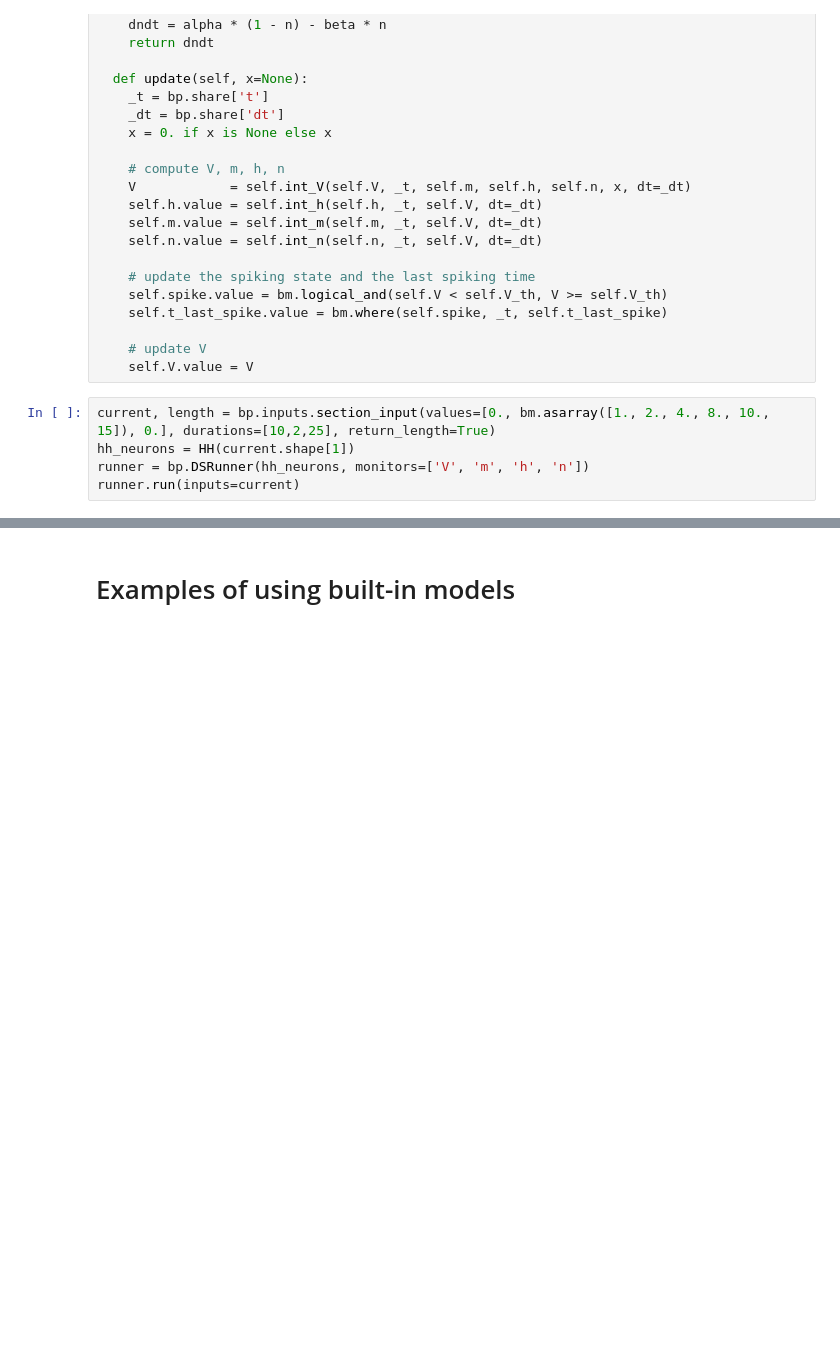
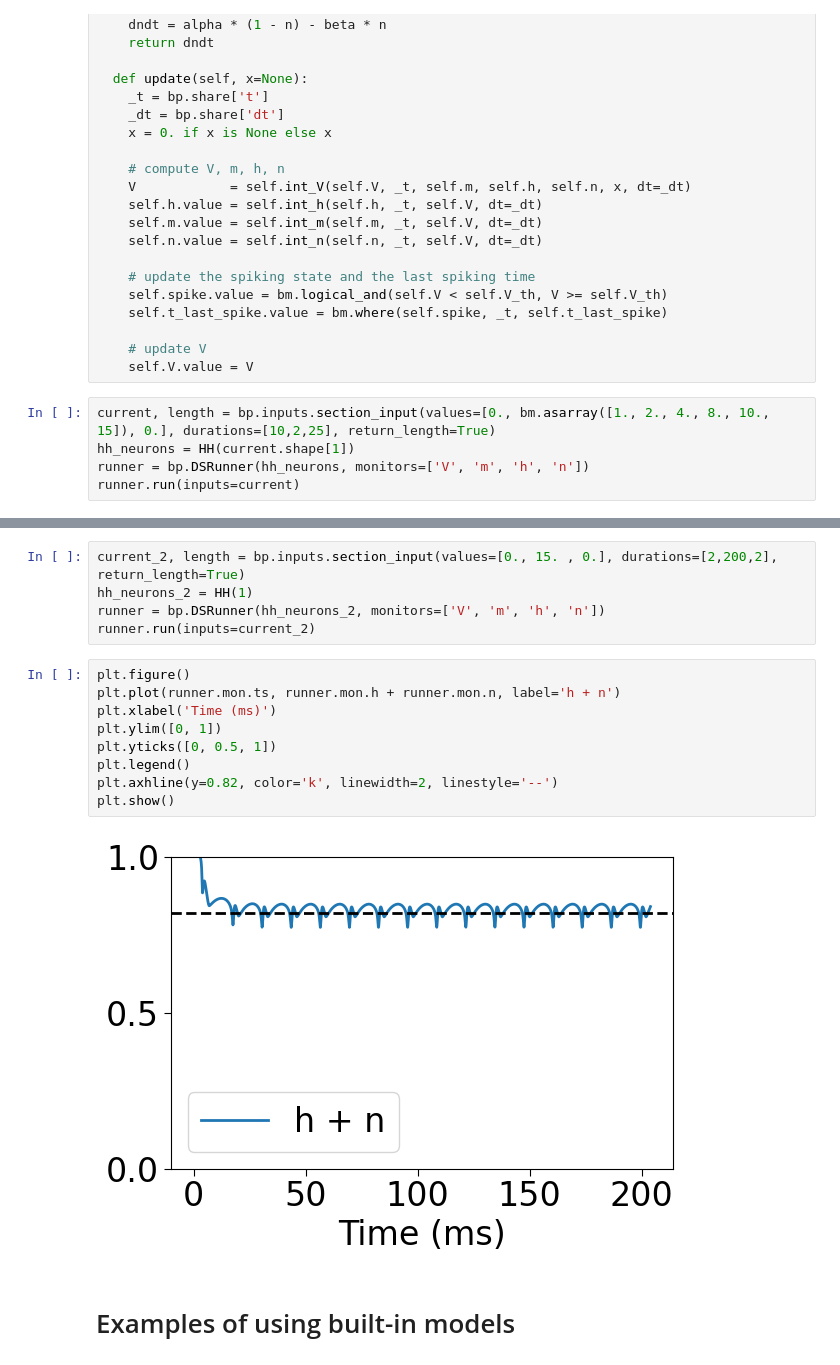
Before and after one commit to XuexingDu/SJTU-13th-CNS-Winter-School, a Jupyter notebook: tutorial/Section2_1.ipynb, the cells around one changed output, grey strips where cells are left out. Saved outputs shown, nothing was run; the diff lists cells and outputs as text; blank space fills up the shorter version.

```diff
--- a/tutorial/Section2_1.ipynb
+++ b/tutorial/Section2_1.ipynb
@@ -140,3 +160,19 @@ Text(0.5, 0, 'Time (ms)')
+# %%
+current_2, length = bp.inputs.section_input(values=[0., 15. , 0.], durations=[2,200,2], return_length=True)
+hh_neurons_2 = HH(1)
+runner = bp.DSRunner(hh_neurons_2, monitors=['V', 'm', 'h', 'n'])
+runner.run(inputs=current_2)
+# %%
+plt.figure()
+plt.plot(runner.mon.ts, runner.mon.h + runner.mon.n, label='h + n')
+plt.xlabel('Time (ms)')
+plt.ylim([0, 1])
+plt.yticks([0, 0.5, 1])
+plt.legend()
+plt.axhline(y=0.82, color='k', linewidth=2, linestyle='--')
+plt.show()
+# %% [output]
+[figure, added]
 # %% [markdown]
 # Examples of using built-in models
 # %%
```
Also changed, not shown: parts of 5 cells of this notebook, 2 other files.
